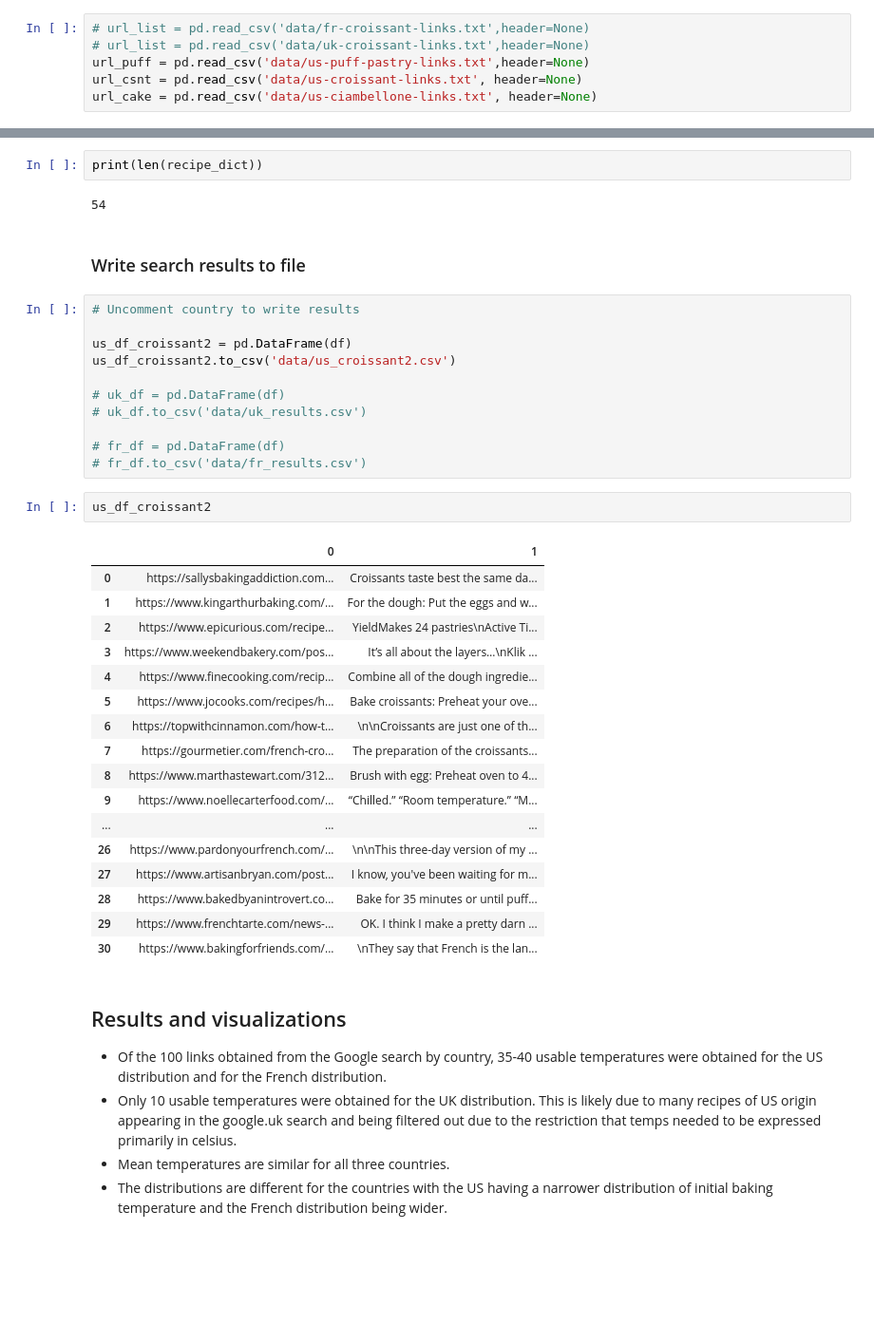
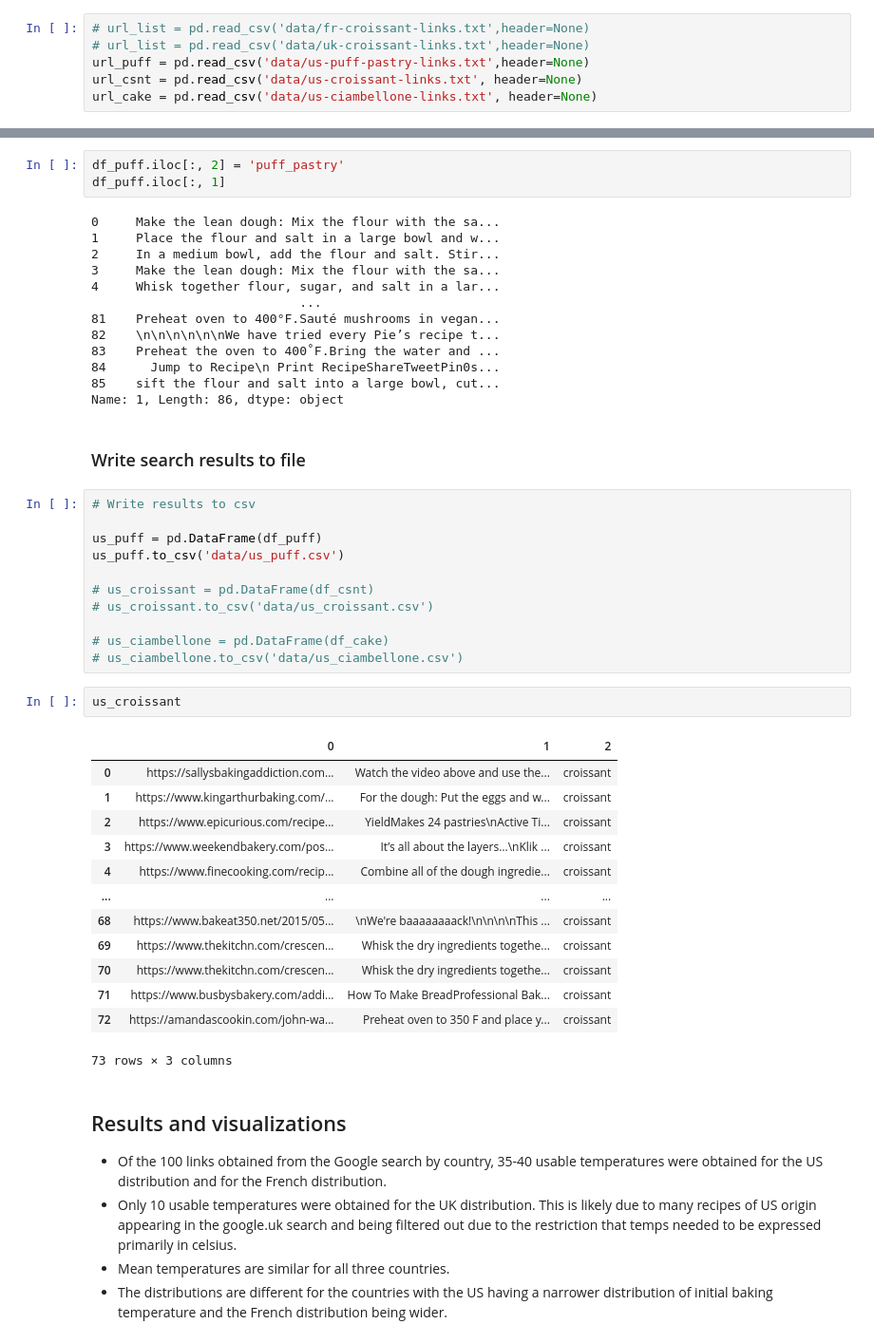
Before and after one commit to salvir1/bytes-into-baking, a Jupyter notebook: run-recipe-scrape.ipynb, the cells around one changed output, grey strips where cells are left out. Shown: that part at 95% size. Drawn from its saved outputs; the diff is of its cells as text; blank space fills up the shorter version.

```diff
--- a/run-recipe-scrape.ipynb
+++ b/run-recipe-scrape.ipynb
@@ -473,40 +292,48 @@ AttributeError: 'dict' object has no attribute 'instructions'
-# %%
-print(len(recipe_dict))
-# %% [output]
-54
+# %%
+df_puff.iloc[:, 2] = 'puff_pastry'
+df_puff.iloc[:, 1]
+# %% [output]
+0     Make the lean dough: Mix the flour with the sa...
+1     Place the flour and salt in a large bowl and w...
+2     In a medium bowl, add the flour and salt. Stir...
+3     Make the lean dough: Mix the flour with the sa...
+4     Whisk together flour, sugar, and salt in a lar...
+                            ...
+81    Preheat oven to 400°F.Sauté mushrooms in vegan...
+82    \n\n\n\n\n\nWe have tried every Pie’s recipe t...
+83    Preheat the oven to 400˚F.Bring the water and ...
+84      Jump to Recipe\n Print RecipeShareTweetPin0s...
+85    sift the flour and salt into a large bowl, cut...
+Name: 1, Length: 86, dtype: object
 # %% [markdown]
 ### Write search results to file
 # %%
-# Uncomment country to write results
+# Write results to csv
 
-us_df_croissant2 = pd.DataFrame(df)
-us_df_croissant2.to_csv('data/us_croissant2.csv')
+us_puff = pd.DataFrame(df_puff)
+us_puff.to_csv('data/us_puff.csv')
 
-# uk_df = pd.DataFrame(df)
-# uk_df.to_csv('data/uk_results.csv')
+# us_croissant = pd.DataFrame(df_csnt)
+# us_croissant.to_csv('data/us_croissant.csv')
 
-# fr_df = pd.DataFrame(df)
-# fr_df.to_csv('data/fr_results.csv')
+# us_ciambellone = pd.DataFrame(df_cake)
+# us_ciambellone.to_csv('data/us_ciambellone.csv')
-# %%
-us_df_croissant2
-# %% [output]
-|  | 0 | 1 |
-| 0 | https://sallysbakingaddiction.com... | Croissants taste best the same da... |
-| 1 | https://www.kingarthurbaking.com/... | For the dough: Put the eggs and w... |
-| 2 | https://www.epicurious.com/recipe... | YieldMakes 24 pastries\nActive Ti... |
-| 3 | https://www.weekendbakery.com/pos... | It’s all about the layers…\nKlik ... |
-| 4 | https://www.finecooking.com/recip... | Combine all of the dough ingredie... |
-| 5 | https://www.jocooks.com/recipes/h... | Bake croissants: Preheat your ove... |
-| 6 | https://topwithcinnamon.com/how-t... | \n\nCroissants are just one of th... |
-| 7 | https://gourmetier.com/french-cro... | The preparation of the croissants... |
-| 8 | https://www.marthastewart.com/312... | Brush with egg: Preheat oven to 4... |
-| 9 | https://www.noellecarterfood.com/... | “Chilled.” “Room temperature.” “M... |
-| ... | ... | ... |
-| 26 | https://www.pardonyourfrench.com/... | \n\nThis three-day version of my ... |
-| 27 | https://www.artisanbryan.com/post... | I know, you've been waiting for m... |
-| 28 | https://www.bakedbyanintrovert.co... | Bake for 35 minutes or until puff... |
-| 29 | https://www.frenchtarte.com/news-... | OK. I think I make a pretty darn ... |
-| 30 | https://www.bakingforfriends.com/... | \nThey say that French is the lan... |
+# %%
+us_croissant
+# %% [output]
+|  | 0 | 1 | 2 |
+| 0 | https://sallysbakingaddiction.com... | Watch the video above and use the... | croissant |
+| 1 | https://www.kingarthurbaking.com/... | For the dough: Put the eggs and w... | croissant |
+| 2 | https://www.epicurious.com/recipe... | YieldMakes 24 pastries\nActive Ti... | croissant |
+| 3 | https://www.weekendbakery.com/pos... | It’s all about the layers…\nKlik ... | croissant |
+| 4 | https://www.finecooking.com/recip... | Combine all of the dough ingredie... | croissant |
+| ... | ... | ... | ... |
+| 68 | https://www.bakeat350.net/2015/05... | \nWe're baaaaaaaack!\n\n\n\nThis ... | croissant |
+| 69 | https://www.thekitchn.com/crescen... | Whisk the dry ingredients togethe... | croissant |
+| 70 | https://www.thekitchn.com/crescen... | Whisk the dry ingredients togethe... | croissant |
+| 71 | https://www.busbysbakery.com/addi... | How To Make BreadProfessional Bak... | croissant |
+| 72 | https://amandascookin.com/john-wa... | Preheat oven to 350 F and place y... | croissant |
+73 rows × 3 columns
 # %% [markdown]
 ## Results and visualizations
 - Of the 100 links obtained from the Google search by country, 35-40 usable temperatures were obtained for the US distribution and for the French distribution.
```
Also changed, not shown: parts of 10 cells of this notebook, 1 other file.
